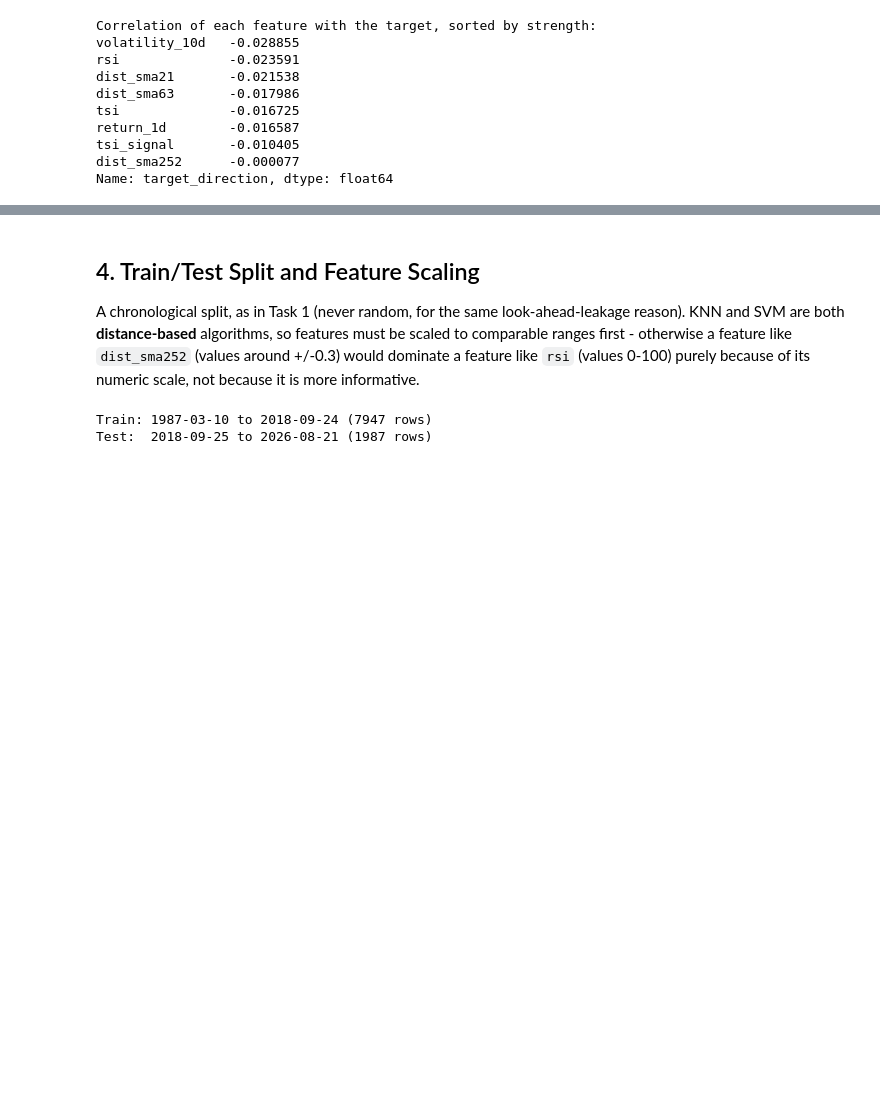
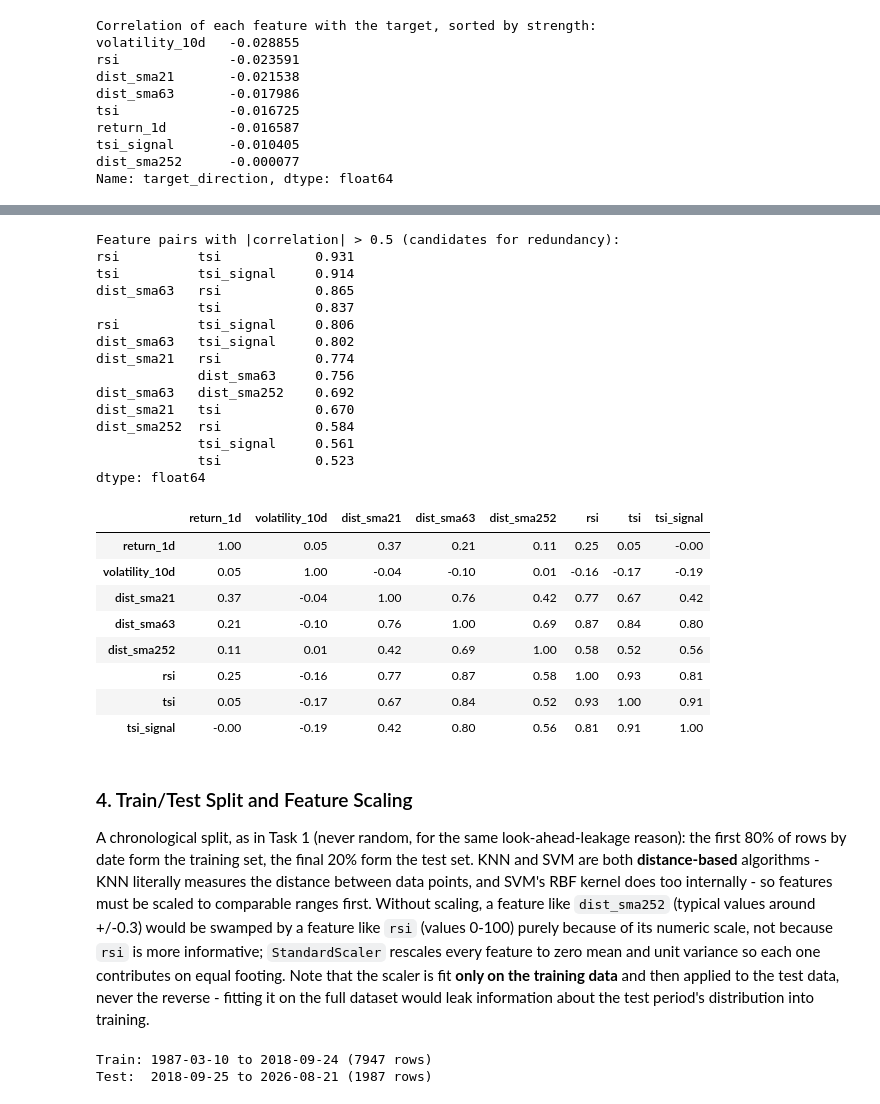
Before and after one commit to santiago-cruzlopez/WLV-MSc-AI, a Jupyter notebook: 07_Concepts_&_Technologies_of_Artificial_Intelligence/7CS070_Task2_Classification_ORCL.ipynb, the cells around one changed output, grey strips where cells are left out. Cells and saved outputs as stored; diff of their text form; code cells hidden in the pictures; blank space fills up the shorter version.

Commit message:
Assessment Task 2 - Classification

```diff
--- a/07_Concepts_&_Technologies_of_Artificial_Intelligence/7CS070_Task2_Classification_ORCL.ipynb
+++ b/07_Concepts_&_Technologies_of_Artificial_Intelligence/7CS070_Task2_Classification_ORCL.ipynb
@@ -163,11 +259,54 @@ print('here they overlap almost completely, consistent with the near-zero correl
+# %%
+feature_corr = df[feature_cols].corr()
+
+pairs = feature_corr.where(np.triu(np.ones(feature_corr.shape), k=1).astype(bool)).stack()
+high_corr_pairs = pairs[pairs.abs() > 0.5].sort_values(key=abs, ascending=False)
+
+if len(high_corr_pairs) > 0:
+    print('Feature pairs with |correlation| > 0.5 (candidates for redundancy):')
+    print(high_corr_pairs.round(3))
+else:
+    print('No feature pair exceeds |correlation| = 0.5 - multicollinearity is not a major concern here.')
+
+feature_corr.round(2)
+# %% [output]
+Feature pairs with |correlation| > 0.5 (candidates for redundancy):
+rsi          tsi            0.931
+tsi          tsi_signal     0.914
+dist_sma63   rsi            0.865
+             tsi            0.837
+rsi          tsi_signal     0.806
+dist_sma63   tsi_signal     0.802
+dist_sma21   rsi            0.774
+             dist_sma63     0.756
+dist_sma63   dist_sma252    0.692
+dist_sma21   tsi            0.670
+dist_sma252  rsi            0.584
+             tsi_signal     0.561
+             tsi            0.523
+dtype: float64
+|  | return_1d | volatility_10d | dist_sma21 | dist_sma63 | dist_sma252 | rsi | tsi | tsi_signal |
+| return_1d | 1.00 | 0.05 | 0.37 | 0.21 | 0.11 | 0.25 | 0.05 | -0.00 |
+| volatility_10d | 0.05 | 1.00 | -0.04 | -0.10 | 0.01 | -0.16 | -0.17 | -0.19 |
+| dist_sma21 | 0.37 | -0.04 | 1.00 | 0.76 | 0.42 | 0.77 | 0.67 | 0.42 |
+| dist_sma63 | 0.21 | -0.10 | 0.76 | 1.00 | 0.69 | 0.87 | 0.84 | 0.80 |
+| dist_sma252 | 0.11 | 0.01 | 0.42 | 0.69 | 1.00 | 0.58 | 0.52 | 0.56 |
+| rsi | 0.25 | -0.16 | 0.77 | 0.87 | 0.58 | 1.00 | 0.93 | 0.81 |
+| tsi | 0.05 | -0.17 | 0.67 | 0.84 | 0.52 | 0.93 | 1.00 | 0.91 |
+| tsi_signal | -0.00 | -0.19 | 0.42 | 0.80 | 0.56 | 0.81 | 0.91 | 1.00 |
 # %% [markdown]
-## 4. Train/Test Split and Feature Scaling
+### 4. Train/Test Split and Feature Scaling
 
-A chronological split, as in Task 1 (never random, for the same look-ahead-leakage reason). KNN
-and SVM are both **distance-based** algorithms, so features must be scaled to comparable ranges
-first - otherwise a feature like `dist_sma252` (values around +/-0.3) would dominate a feature
-like `rsi` (values 0-100) purely because of its numeric scale, not because it is more
-informative.
+A chronological split, as in Task 1 (never random, for the same look-ahead-leakage reason): the
+first 80% of rows by date form the training set, the final 20% form the test set. KNN and SVM are
+both **distance-based** algorithms - KNN literally measures the distance between data points, and
+SVM's RBF kernel does too internally - so features must be scaled to comparable ranges first.
+Without scaling, a feature like `dist_sma252` (typical values around +/-0.3) would be swamped by
+a feature like `rsi` (values 0-100) purely because of its numeric scale, not because `rsi` is
+more informative; `StandardScaler` rescales every feature to zero mean and unit variance so each
+one contributes on equal footing. Note that the scaler is fit **only on the training data** and
+then applied to the test data, never the reverse - fitting it on the full dataset would leak
+information about the test period's distribution into training.
 # %%
 split_idx = int(len(df) * 0.8)
 train_df = df.iloc[:split_idx]
```
Also changed, not shown: parts of 24 cells of this notebook.
